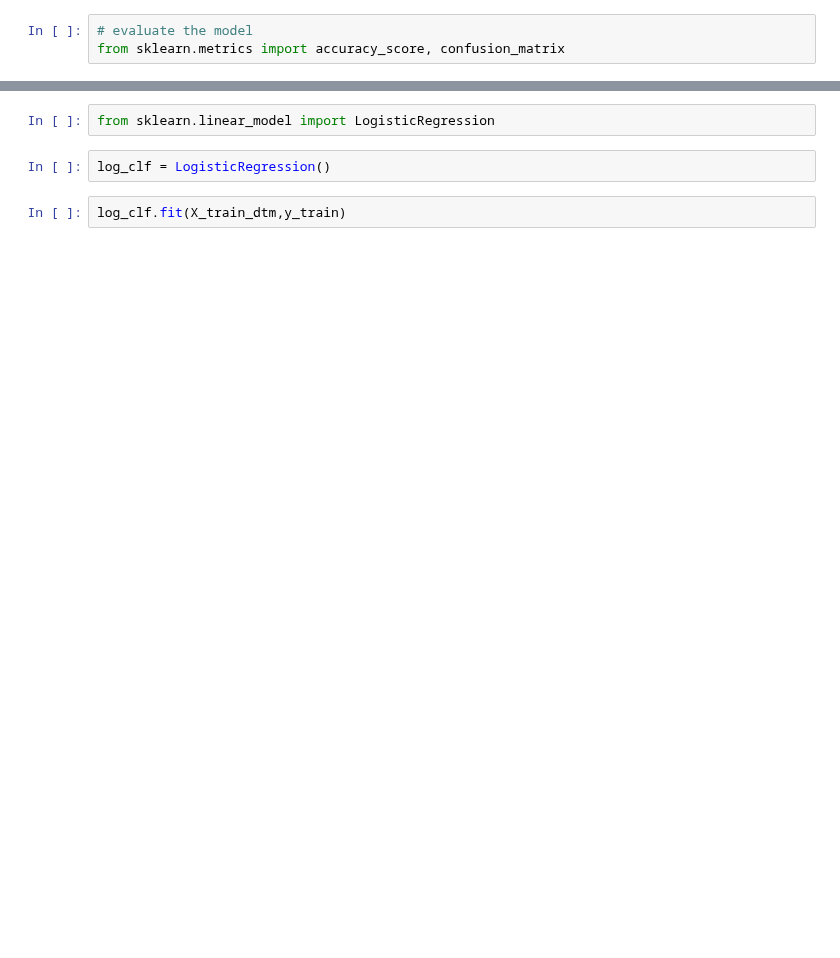
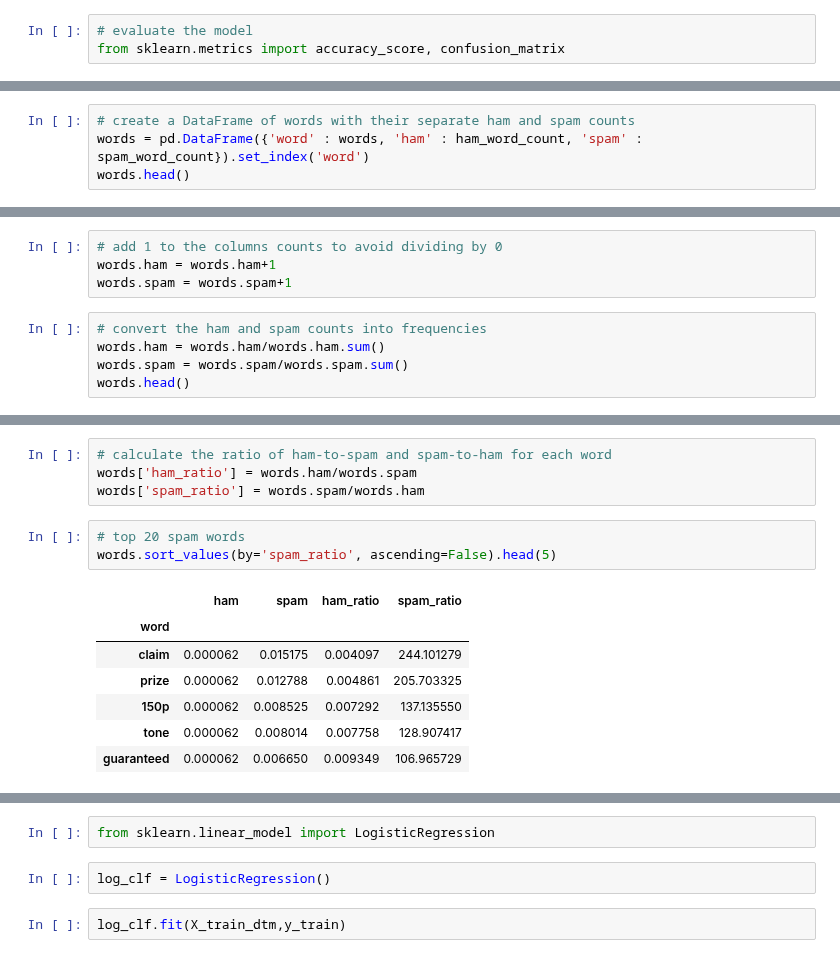
Before and after one commit to um-perez-alvaro/Data-Science-Practice, a Jupyter notebook: Jupyter Notebooks/Text Classification/notebooks/Building s SMS spam detector.ipynb, the cells around one changed output, grey strips where cells are left out. Saved outputs shown, nothing was run; the diff lists cells and outputs as text; blank space fills up the shorter version.

```diff
--- a/Jupyter Notebooks/Text Classification/notebooks/Building s SMS spam detector.ipynb
+++ b/Jupyter Notebooks/Text Classification/notebooks/Building s SMS spam detector.ipynb
@@ -71,0 +156,4 @@ X_test[4968]
+# %%
+# create a DataFrame of words with their separate ham and spam counts
+words = pd.DataFrame({'word' : words, 'ham' : ham_word_count, 'spam' : spam_word_count}).set_index('word')
+words.head()
@@ -71,0 +168,9 @@ X_test[4968]
+# %%
+# add 1 to the columns counts to avoid dividing by 0
+words.ham = words.ham+1
+words.spam = words.spam+1
+# %%
+# convert the ham and spam counts into frequencies
+words.ham = words.ham/words.ham.sum()
+words.spam = words.spam/words.spam.sum()
+words.head()
@@ -71,0 +185,15 @@ X_test[4968]
+# %%
+# calculate the ratio of ham-to-spam and spam-to-ham for each word
+words['ham_ratio'] = words.ham/words.spam
+words['spam_ratio'] = words.spam/words.ham
+# %%
+# top 20 spam words
+words.sort_values(by='spam_ratio', ascending=False).head(5)
+# %% [output]
+|  | ham | spam | ham_ratio | spam_ratio |
+| word |  |  |  |  |
+| claim | 0.000062 | 0.015175 | 0.004097 | 244.101279 |
+| prize | 0.000062 | 0.012788 | 0.004861 | 205.703325 |
+| 150p | 0.000062 | 0.008525 | 0.007292 | 137.135550 |
+| tone | 0.000062 | 0.008014 | 0.007758 | 128.907417 |
+| guaranteed | 0.000062 | 0.006650 | 0.009349 | 106.965729 |
```
Also changed, not shown: parts of 35 cells of this notebook, 2 other files.
